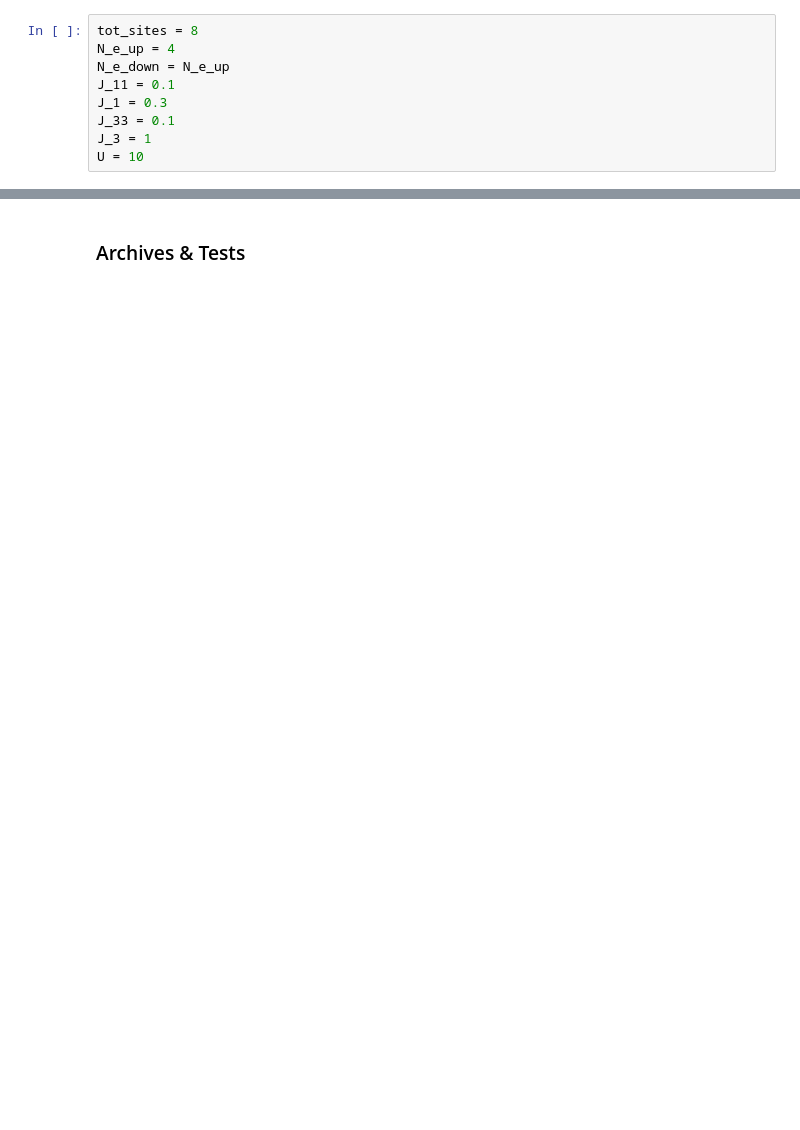
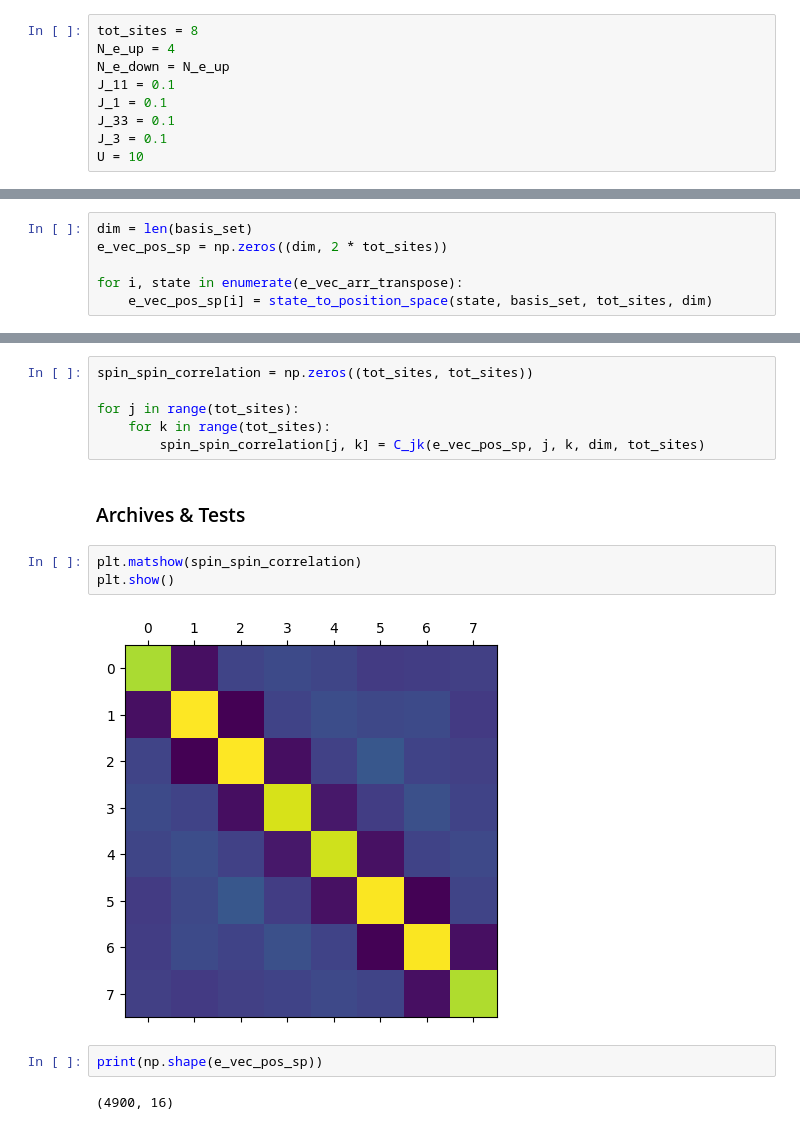
Before and after one commit to dhimankchakraborty/Extended-Interacting-SSH-Model-with-Spin, a Jupyter notebook: simulation_v01.ipynb, the cells around one changed output, grey strips where cells are left out. Saved outputs shown, nothing was run; the diff lists cells and outputs as text; blank space fills up the shorter version.

```diff
--- a/simulation_v01.ipynb
+++ b/simulation_v01.ipynb
@@ -226,9 +239,9 @@ tot_sites = 8
 N_e_up = 4
 N_e_down = N_e_up
 J_11 = 0.1
-J_1 = 0.3
+J_1 = 0.1
 J_33 = 0.1
-J_3 = 1
+J_3 = 0.1
 U = 10
 # %% [markdown]
 #### Basis and Hamiltonian Creation
@@ -243,0 +259,6 @@ e_vec_arr_transpose = e_vec_arr.transpose()
+# %%
+dim = len(basis_set)
+e_vec_pos_sp = np.zeros((dim, 2 * tot_sites))
+
+for i, state in enumerate(e_vec_arr_transpose):
+    e_vec_pos_sp[i] = state_to_position_space(state, basis_set, tot_sites, dim)
@@ -244,3 +267,18 @@ e_vec_arr_transpose = e_vec_arr.transpose()
+# %%
+spin_spin_correlation = np.zeros((tot_sites, tot_sites))
+
+for j in range(tot_sites):
+    for k in range(tot_sites):
+        spin_spin_correlation[j, k] = C_jk(e_vec_pos_sp, j, k, dim, tot_sites)
 # %% [markdown]
 ### Archives & Tests
+# %%
+plt.matshow(spin_spin_correlation)
+plt.show()
+# %% [output]
+[figure, added]
+# %%
+print(np.shape(e_vec_pos_sp))
+# %% [output]
+(4900, 16)
 # %%
```
Also changed, not shown: parts of 6 cells of this notebook, 1 other file.
